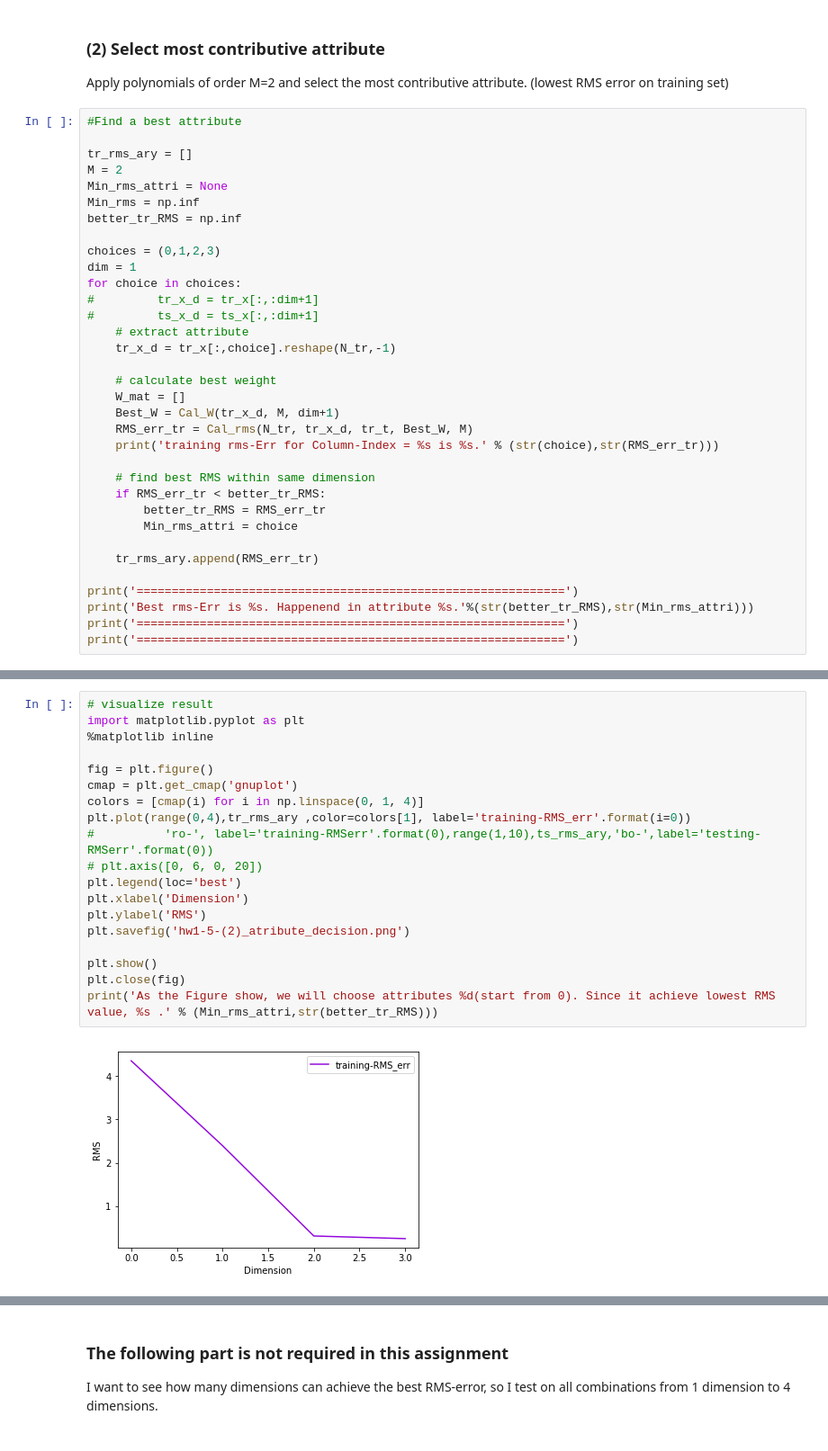
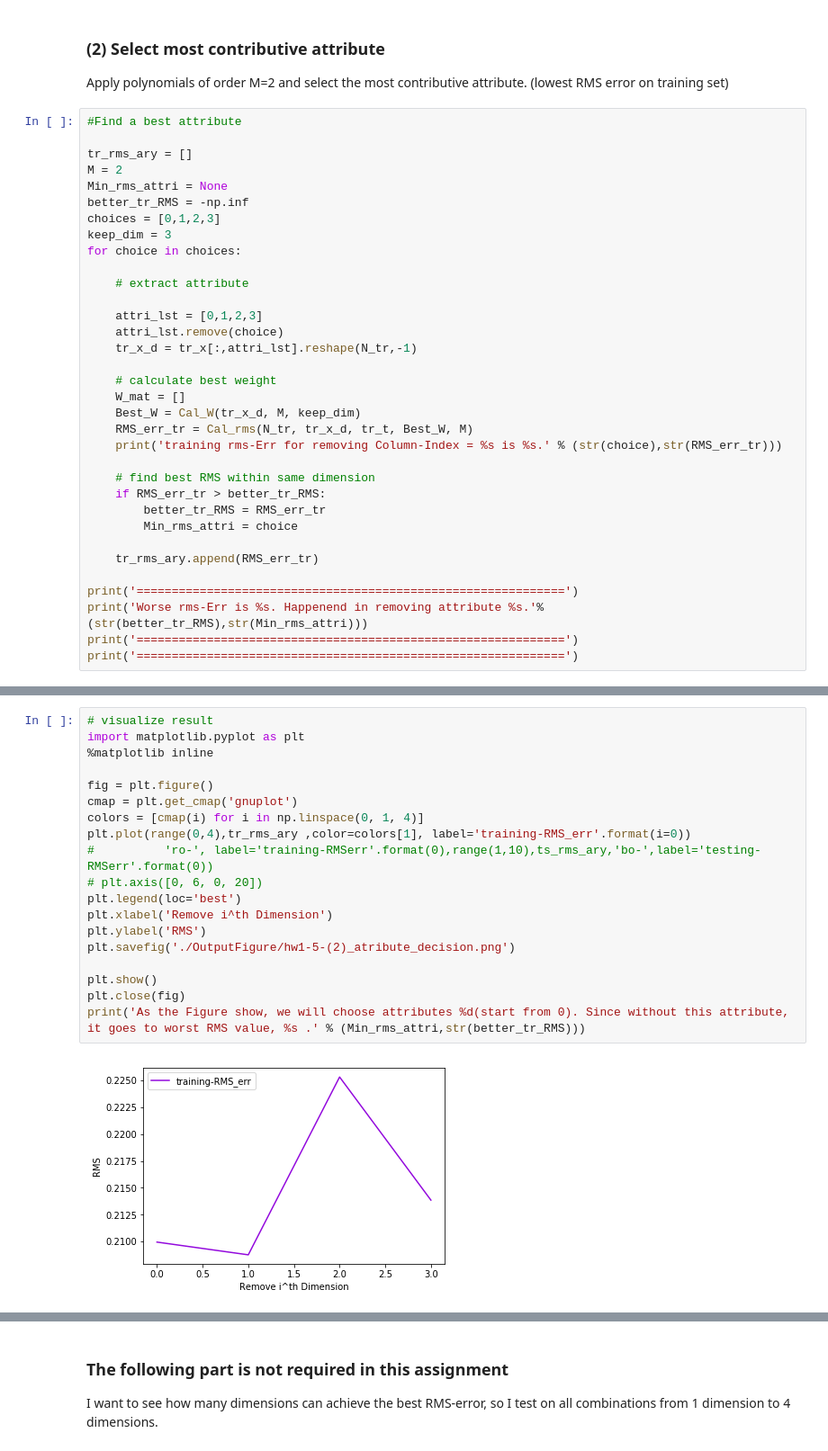
Before and after one commit to w102060018w/2017_MachineLearning_hw1, a Jupyter notebook: hw1-5_polynomial_regression.ipynb, the cells around one changed output, grey strips where cells are left out. Shown: that part at 90% size. Saved outputs shown, nothing was run; the diff lists cells and outputs as text.

```diff
--- a/hw1-5_polynomial_regression.ipynb
+++ b/hw1-5_polynomial_regression.ipynb
@@ -190,32 +190,32 @@ Apply polynomials of order M=2 and select the most contributive attribute. (lowe
 tr_rms_ary = []
 M = 2
 Min_rms_attri = None
-Min_rms = np.inf
-better_tr_RMS = np.inf
+better_tr_RMS = -np.inf
+choices = [0,1,2,3]
+keep_dim = 3
+for choice in choices:
 
-choices = (0,1,2,3)
-dim = 1
-for choice in choices:
-#         tr_x_d = tr_x[:,:dim+1]
-#         ts_x_d = ts_x[:,:dim+1]
     # extract attribute
-    tr_x_d = tr_x[:,choice].reshape(N_tr,-1)
+
+    attri_lst = [0,1,2,3]
+    attri_lst.remove(choice)
+    tr_x_d = tr_x[:,attri_lst].reshape(N_tr,-1)
 
     # calculate best weight
     W_mat = []
-    Best_W = Cal_W(tr_x_d, M, dim+1)
+    Best_W = Cal_W(tr_x_d, M, keep_dim)
     RMS_err_tr = Cal_rms(N_tr, tr_x_d, tr_t, Best_W, M)
-    print('training rms-Err for Column-Index = %s is %s.' % (str(choice),str(RMS_err_tr)))
+    print('training rms-Err for removing Column-Index = %s is %s.' % (str(choice),str(RMS_err_tr)))
 
     # find best RMS within same dimension
-    if RMS_err_tr < better_tr_RMS:
+    if RMS_err_tr > better_tr_RMS:
         better_tr_RMS = RMS_err_tr
         Min_rms_attri = choice
 
     tr_rms_ary.append(RMS_err_tr)
 
 print('=============================================================')
-print('Best rms-Err is %s. Happenend in attribute %s.'%(str(better_tr_RMS),str(Min_rms_attri)))
+print('Worse rms-Err is %s. Happenend in removing attribute %s.'%(str(better_tr_RMS),str(Min_rms_attri)))
 print('=============================================================')
 print('=============================================================')
 # %% [output]
@@ -230,21 +230,21 @@ Best rms-Err is 0.25229912834. Happenend in attribute 3.
 # %%
 # visualize result
 import matplotlib.pyplot as plt
 %matplotlib inline
 
 fig = plt.figure()
 cmap = plt.get_cmap('gnuplot')
 colors = [cmap(i) for i in np.linspace(0, 1, 4)]
 plt.plot(range(0,4),tr_rms_ary ,color=colors[1], label='training-RMS_err'.format(i=0))
 #          'ro-', label='training-RMSerr'.format(0),range(1,10),ts_rms_ary,'bo-',label='testing-RMSerr'.format(0))
 # plt.axis([0, 6, 0, 20])
 plt.legend(loc='best')
-plt.xlabel('Dimension')
+plt.xlabel('Remove i^th Dimension')
 plt.ylabel('RMS')
-plt.savefig('hw1-5-(2)_atribute_decision.png')
+plt.savefig('./OutputFigure/hw1-5-(2)_atribute_decision.png')
 
 plt.show()
 plt.close(fig)
-print('As the Figure show, we will choose attributes %d(start from 0). Since it achieve lowest RMS value, %s .' % (Min_rms_attri,str(better_tr_RMS)))
+print('As the Figure show, we will choose attributes %d(start from 0). Since without this attribute, it goes to worst RMS value, %s .' % (Min_rms_attri,str(better_tr_RMS)))
 # %% [output]
-[figure, old version]
+[figure, new version]
```
Also changed, not shown: parts of 4 cells of this notebook, 2 other files.
